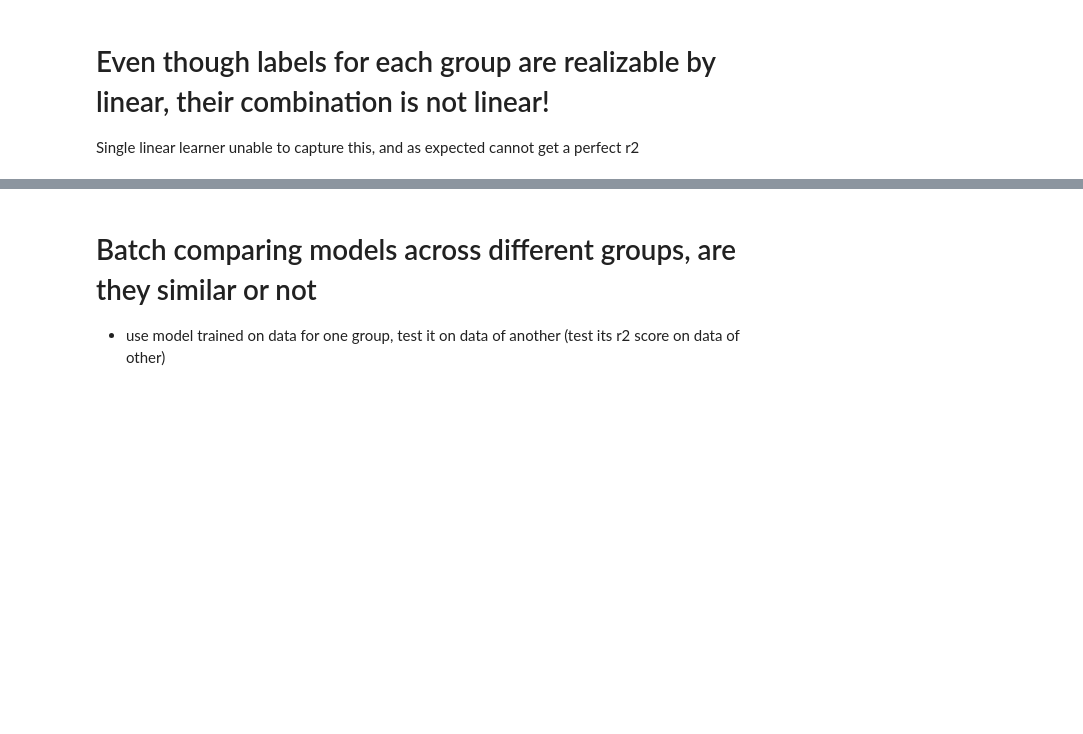
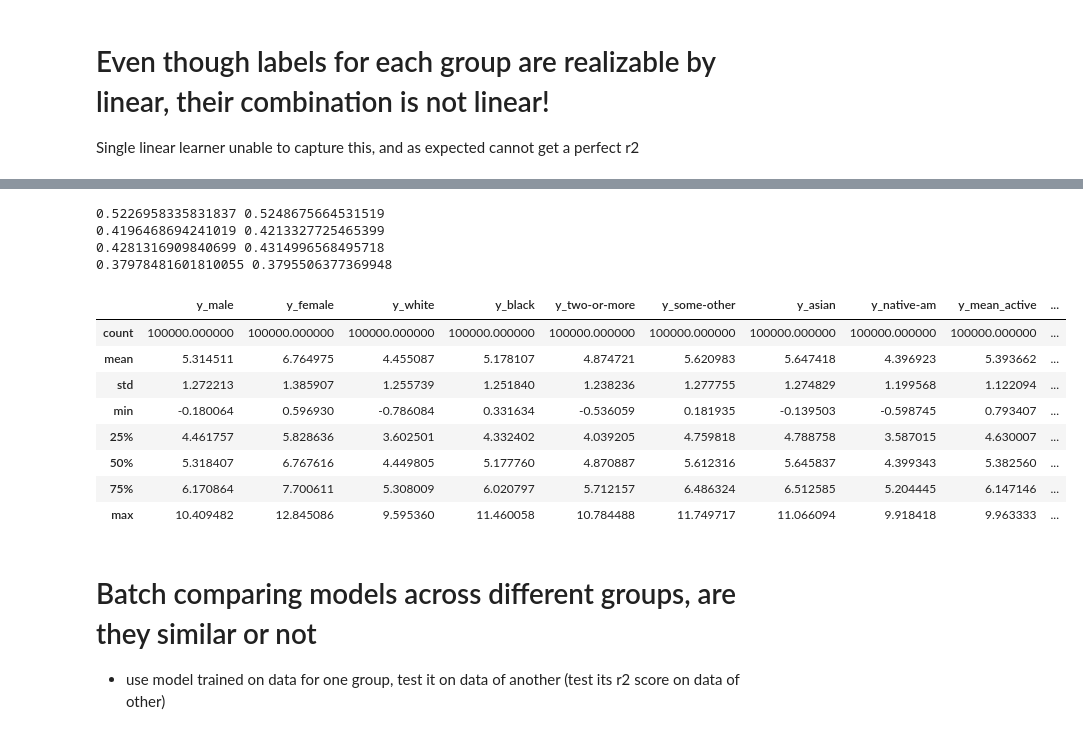
Before and after one commit to krishnacharya/multidecomp, a Jupyter notebook: synthetic_diffgroups/1synthgroupdiff.ipynb, the cells around one changed output, grey strips where cells are left out. Cells and saved outputs as stored; diff of their text form; code cells hidden in the pictures; blank space fills up the shorter version.

```diff
--- a/synthetic_diffgroups/1synthgroupdiff.ipynb
+++ b/synthetic_diffgroups/1synthgroupdiff.ipynb
@@ -178,3 +136,60 @@ AttributeError: 'SynthGenLinear' object has no attribute 'S_mat'
+# %%
+## with group onehot encoding added in, better!
+
+from sklearn.model_selection import train_test_split
+from sklearn.linear_model import LinearRegression
+random_seed = 21
+
+X_train, X_test, y_train, y_test = train_test_split(df[filter_feature + filter_group],
+                                                    df['y_mean_active'], test_size = 0.2,
+                                                    shuffle=True, random_state= random_seed)
+# for mean of active
+lr = LinearRegression()
+lr.fit(X_train, y_train)
+print(lr.score(X_train, y_train), lr.score(X_test, y_test))
+
+X_train, X_test, y_train, y_test = train_test_split(df[filter_feature + filter_group],
+                                                    df['y_min_active'], test_size = 0.2,
+                                                    shuffle=True, random_state= random_seed)
+# for min of active
+lr = LinearRegression()
+lr.fit(X_train, y_train)
+print(lr.score(X_train, y_train), lr.score(X_test, y_test))
+
+X_train, X_test, y_train, y_test = train_test_split(df[filter_feature + filter_group],
+                                                    df['y_max_active'], test_size = 0.2,
+                                                    shuffle=True, random_state= random_seed)
+# for max of active
+from sklearn.linear_model import LinearRegression
+lr = LinearRegression()
+lr.fit(X_train, y_train)
+print(lr.score(X_train, y_train), lr.score(X_test, y_test))
+
+X_train, X_test, y_train, y_test = train_test_split(df[filter_feature + filter_group],
+                                                    df['y_dperm_active'], test_size = 0.2,
+                                                    shuffle=True, random_state= random_seed)
+# for dperm of active
+from sklearn.linear_model import LinearRegression
+lr = LinearRegression()
+lr.fit(X_train, y_train)
+print(lr.score(X_train, y_train), lr.score(X_test, y_test))
+# %% [output]
+0.5226958335831837 0.5248675664531519
+0.4196468694241019 0.4213327725465399
+0.4281316909840699 0.4314996568495718
+0.37978481601810055 0.3795506377369948
+# %%
+df[filter_label].describe()
+# %% [output]
+|  | y_male | y_female | y_white | y_black | y_two-or-more | y_some-other | y_asian | y_native-am | y_mean_active | ... |
+| count | 100000.000000 | 100000.000000 | 100000.000000 | 100000.000000 | 100000.000000 | 100000.000000 | 100000.000000 | 100000.000000 | 100000.000000 | ... |
+| mean | 5.314511 | 6.764975 | 4.455087 | 5.178107 | 4.874721 | 5.620983 | 5.647418 | 4.396923 | 5.393662 | ... |
+| std | 1.272213 | 1.385907 | 1.255739 | 1.251840 | 1.238236 | 1.277755 | 1.274829 | 1.199568 | 1.122094 | ... |
+| min | -0.180064 | 0.596930 | -0.786084 | 0.331634 | -0.536059 | 0.181935 | -0.139503 | -0.598745 | 0.793407 | ... |
+| 25% | 4.461757 | 5.828636 | 3.602501 | 4.332402 | 4.039205 | 4.759818 | 4.788758 | 3.587015 | 4.630007 | ... |
+| 50% | 5.318407 | 6.767616 | 4.449805 | 5.177760 | 4.870887 | 5.612316 | 5.645837 | 4.399343 | 5.382560 | ... |
+| 75% | 6.170864 | 7.700611 | 5.308009 | 6.020797 | 5.712157 | 6.486324 | 6.512585 | 5.204445 | 6.147146 | ... |
+| max | 10.409482 | 12.845086 | 9.595360 | 11.460058 | 10.784488 | 11.749717 | 11.066094 | 9.918418 | 9.963333 | ... |
 # %% [markdown]
 # Batch comparing models across different groups, are they similar or not
 - use model trained on data for one group, test it on data of another (test its r2 score on data of other)
```
Also changed, not shown: parts of 45 cells of this notebook, 8 other files.
